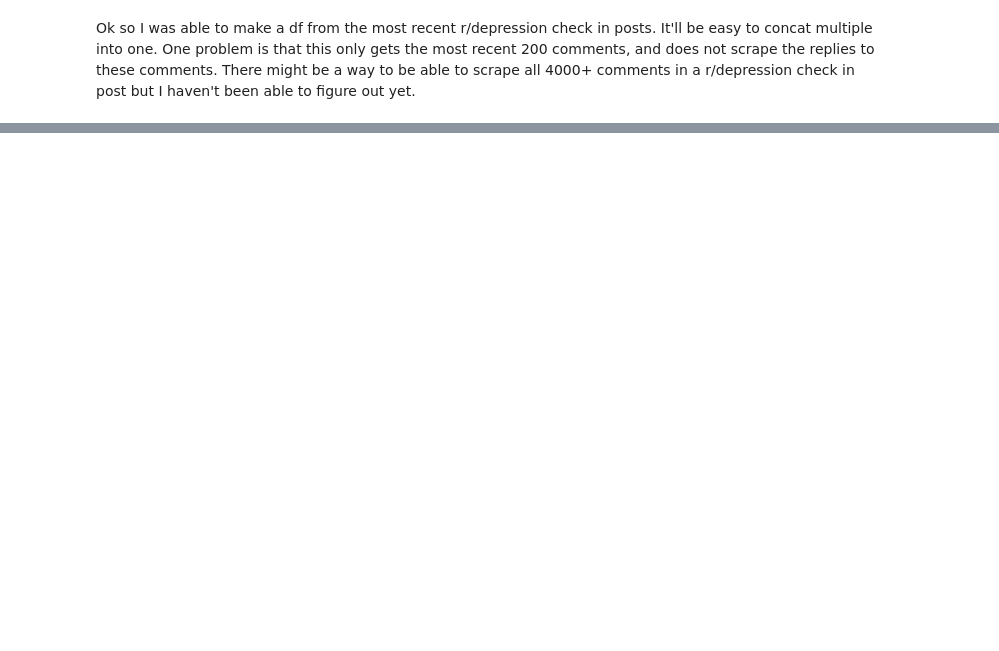
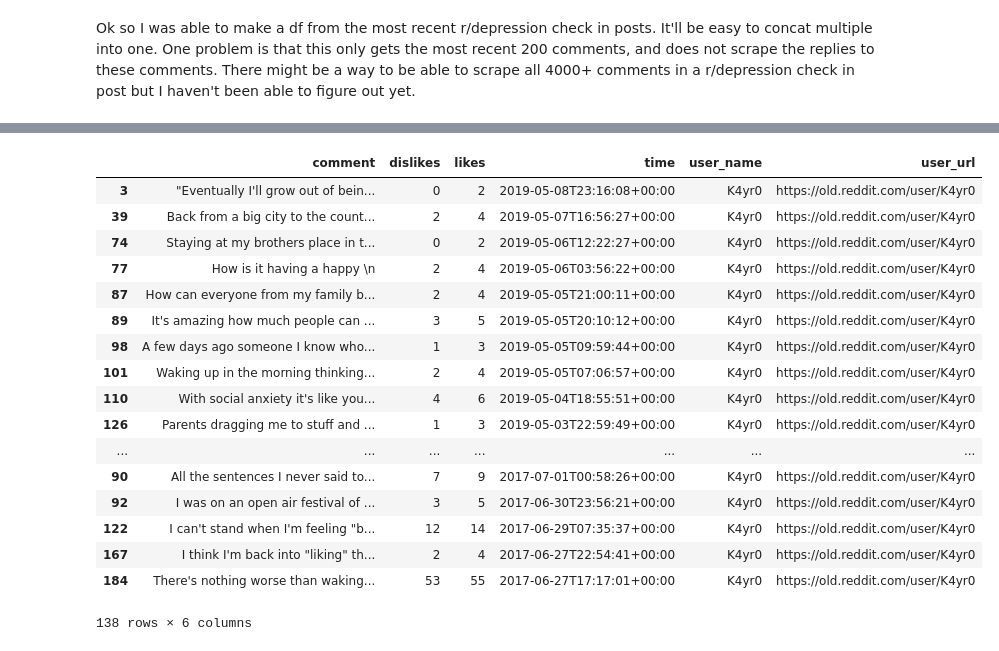
Before and after one commit to andy-alba/Analyzing-Mental-Health-in-America, a Jupyter notebook: AndyA_Analysis.ipynb, the cells around one changed output, grey strips where cells are left out. Cells and saved outputs as stored; diff of their text form; code cells hidden in the pictures; blank space fills up the shorter version.

```diff
--- a/AndyA_Analysis.ipynb
+++ b/AndyA_Analysis.ipynb
@@ -553,0 +602,21 @@ depression_checkin_urls_top
+# %%
+df_new[df_new['user_name'] == 'K4yr0']
+# %% [output]
+|  | comment | dislikes | likes | time | user_name | user_url |
+| 3 | "Eventually I'll grow out of bein... | 0 | 2 | 2019-05-08T23:16:08+00:00 | K4yr0 | https://old.reddit.com/user/K4yr0 |
+| 39 | Back from a big city to the count... | 2 | 4 | 2019-05-07T16:56:27+00:00 | K4yr0 | https://old.reddit.com/user/K4yr0 |
+| 74 | Staying at my brothers place in t... | 0 | 2 | 2019-05-06T12:22:27+00:00 | K4yr0 | https://old.reddit.com/user/K4yr0 |
+| 77 | How is it having a happy \n | 2 | 4 | 2019-05-06T03:56:22+00:00 | K4yr0 | https://old.reddit.com/user/K4yr0 |
+| 87 | How can everyone from my family b... | 2 | 4 | 2019-05-05T21:00:11+00:00 | K4yr0 | https://old.reddit.com/user/K4yr0 |
+| 89 | It's amazing how much people can ... | 3 | 5 | 2019-05-05T20:10:12+00:00 | K4yr0 | https://old.reddit.com/user/K4yr0 |
+| 98 | A few days ago someone I know who... | 1 | 3 | 2019-05-05T09:59:44+00:00 | K4yr0 | https://old.reddit.com/user/K4yr0 |
+| 101 | Waking up in the morning thinking... | 2 | 4 | 2019-05-05T07:06:57+00:00 | K4yr0 | https://old.reddit.com/user/K4yr0 |
+| 110 | With social anxiety it's like you... | 4 | 6 | 2019-05-04T18:55:51+00:00 | K4yr0 | https://old.reddit.com/user/K4yr0 |
+| 126 | Parents dragging me to stuff and ... | 1 | 3 | 2019-05-03T22:59:49+00:00 | K4yr0 | https://old.reddit.com/user/K4yr0 |
+| ... | ... | ... | ... | ... | ... | ... |
+| 90 | All the sentences I never said to... | 7 | 9 | 2017-07-01T00:58:26+00:00 | K4yr0 | https://old.reddit.com/user/K4yr0 |
+| 92 | I was on an open air festival of ... | 3 | 5 | 2017-06-30T23:56:21+00:00 | K4yr0 | https://old.reddit.com/user/K4yr0 |
+| 122 | I can't stand when I'm feeling "b... | 12 | 14 | 2017-06-29T07:35:37+00:00 | K4yr0 | https://old.reddit.com/user/K4yr0 |
+| 167 | I think I'm back into "liking" th... | 2 | 4 | 2017-06-27T22:54:41+00:00 | K4yr0 | https://old.reddit.com/user/K4yr0 |
+| 184 | There's nothing worse than waking... | 53 | 55 | 2017-06-27T17:17:01+00:00 | K4yr0 | https://old.reddit.com/user/K4yr0 |
+138 rows × 6 columns
```
Also changed, not shown: parts of 10 cells of this notebook.
